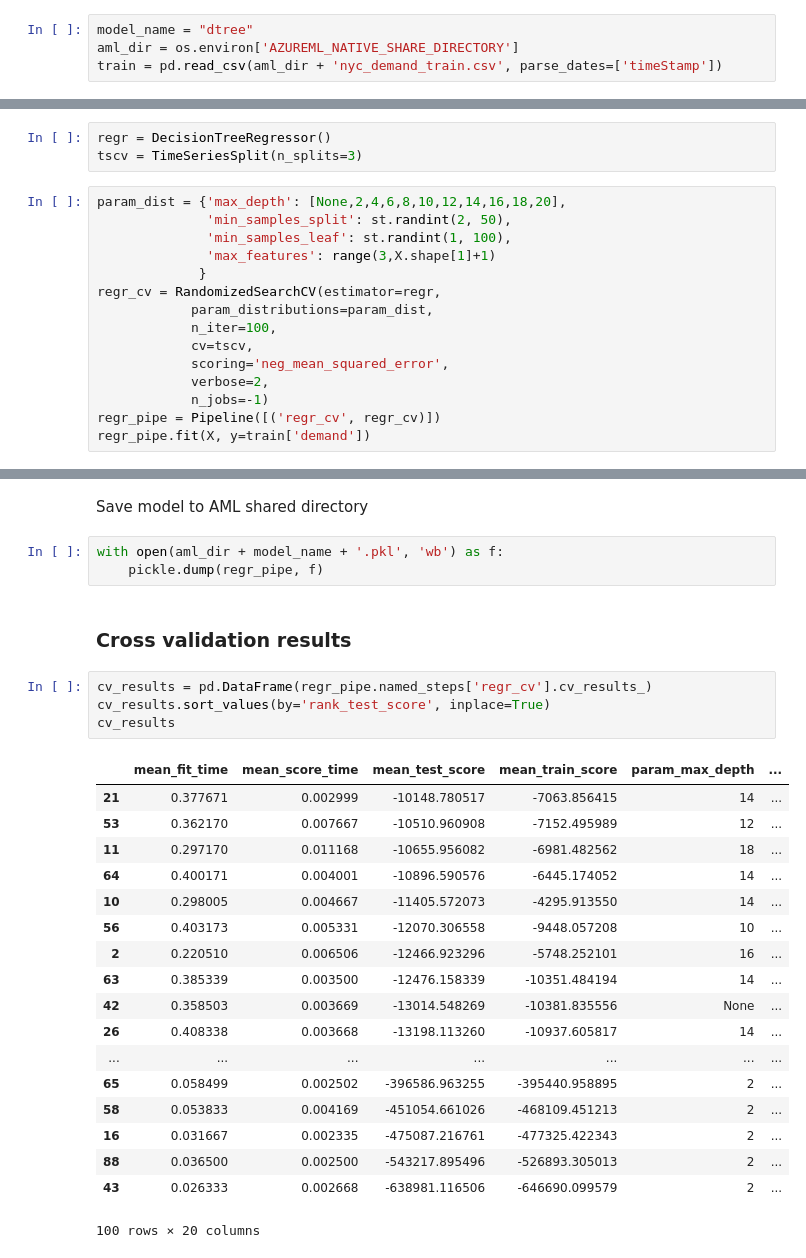
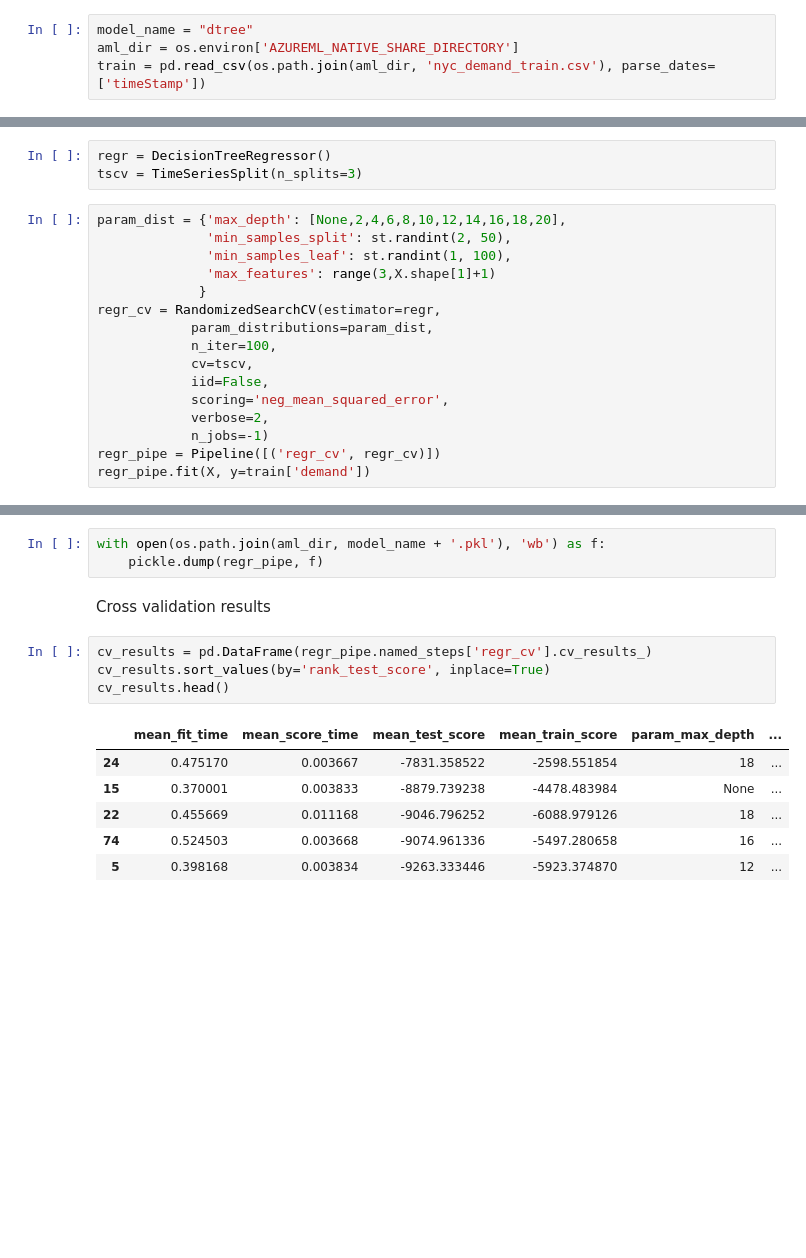
Before and after one commit to Azure-Samples/MachineLearningSamples-EnergyDemandTimeSeriesForecasting, a Jupyter notebook: 6-dtree.ipynb, the cells around one changed output, grey strips where cells are left out. Drawn from its saved outputs; the diff is of its cells as text; blank space fills up the shorter version.

```diff
--- a/6-dtree.ipynb
+++ b/6-dtree.ipynb
@@ -16,5 +19,5 @@ import scipy.stats as st
 # %%
 model_name = "dtree"
 aml_dir = os.environ['AZUREML_NATIVE_SHARE_DIRECTORY']
-train = pd.read_csv(aml_dir + 'nyc_demand_train.csv', parse_dates=['timeStamp'])
+train = pd.read_csv(os.path.join(aml_dir, 'nyc_demand_train.csv'), parse_dates=['timeStamp'])
 # %% [markdown]
@@ -36,6 +37,7 @@ regr_cv = RandomizedSearchCV(estimator=regr,
             param_distributions=param_dist,
             n_iter=100,
             cv=tscv,
+            iid=False,
             scoring='neg_mean_squared_error',
             verbose=2,
             n_jobs=-1)
@@ -54,33 +56,19 @@ Pipeline(memory=None,
            min_impurity_s...it=True,
           return_train_score=True, scoring='neg_mean_squared_error',
           verbose=2))])
-# %% [markdown]
-Save model to AML shared directory
 # %%
-with open(aml_dir + model_name + '.pkl', 'wb') as f:
+with open(os.path.join(aml_dir, model_name + '.pkl'), 'wb') as f:
     pickle.dump(regr_pipe, f)
 # %% [markdown]
-### Cross validation results
+Cross validation results
 # %%
 cv_results = pd.DataFrame(regr_pipe.named_steps['regr_cv'].cv_results_)
 cv_results.sort_values(by='rank_test_score', inplace=True)
-cv_results
+cv_results.head()
 # %% [output]
 |  | mean_fit_time | mean_score_time | mean_test_score | mean_train_score | param_max_depth | ... |
-| 21 | 0.377671 | 0.002999 | -10148.780517 | -7063.856415 | 14 | ... |
-| 53 | 0.362170 | 0.007667 | -10510.960908 | -7152.495989 | 12 | ... |
-| 11 | 0.297170 | 0.011168 | -10655.956082 | -6981.482562 | 18 | ... |
-| 64 | 0.400171 | 0.004001 | -10896.590576 | -6445.174052 | 14 | ... |
-| 10 | 0.298005 | 0.004667 | -11405.572073 | -4295.913550 | 14 | ... |
-| 56 | 0.403173 | 0.005331 | -12070.306558 | -9448.057208 | 10 | ... |
-| 2 | 0.220510 | 0.006506 | -12466.923296 | -5748.252101 | 16 | ... |
-| 63 | 0.385339 | 0.003500 | -12476.158339 | -10351.484194 | 14 | ... |
-| 42 | 0.358503 | 0.003669 | -13014.548269 | -10381.835556 | None | ... |
-| 26 | 0.408338 | 0.003668 | -13198.113260 | -10937.605817 | 14 | ... |
-| ... | ... | ... | ... | ... | ... | ... |
-| 65 | 0.058499 | 0.002502 | -396586.963255 | -395440.958895 | 2 | ... |
-| 58 | 0.053833 | 0.004169 | -451054.661026 | -468109.451213 | 2 | ... |
-| 16 | 0.031667 | 0.002335 | -475087.216761 | -477325.422343 | 2 | ... |
-| 88 | 0.036500 | 0.002500 | -543217.895496 | -526893.305013 | 2 | ... |
-| 43 | 0.026333 | 0.002668 | -638981.116506 | -646690.099579 | 2 | ... |
+| 24 | 0.475170 | 0.003667 | -7831.358522 | -2598.551854 | 18 | ... |
+| 15 | 0.370001 | 0.003833 | -8879.739238 | -4478.483984 | None | ... |
+| 22 | 0.455669 | 0.011168 | -9046.796252 | -6088.979126 | 18 | ... |
+| 74 | 0.524503 | 0.003668 | -9074.961336 | -5497.280658 | 16 | ... |
+| 5 | 0.398168 | 0.003834 | -9263.333446 | -5923.374870 | 12 | ... |
-100 rows × 20 columns
```
Also changed, not shown: parts of 9 cells of this notebook, 10 other files.
